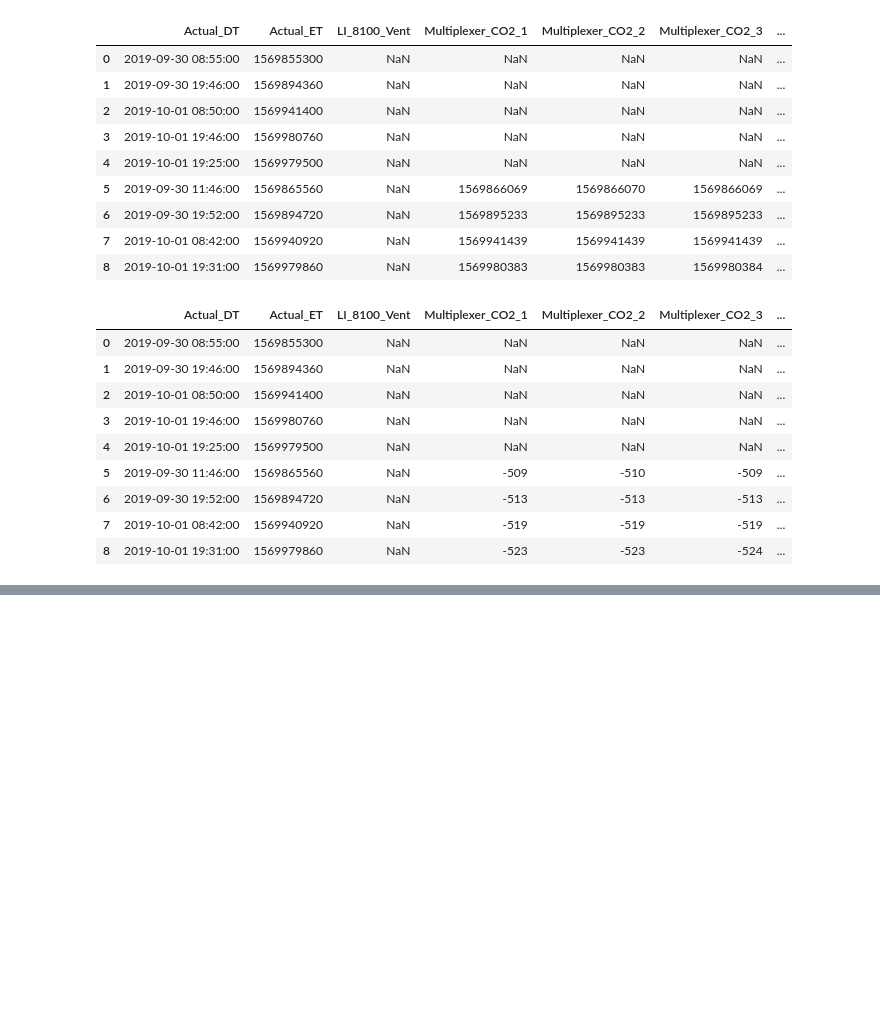
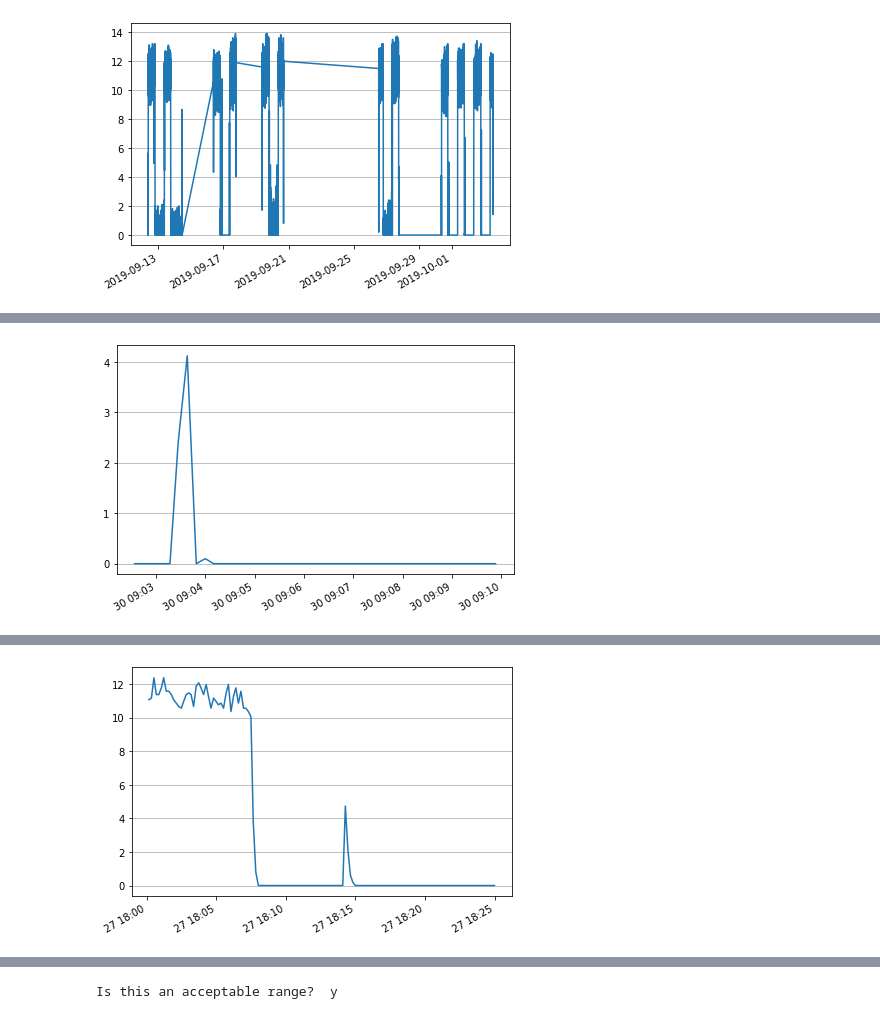
Before and after one commit to agmeyer4/CO2_Eddy, a Jupyter notebook: Spike_Finder.ipynb, the cells around one changed output, grey strips where cells are left out. Saved outputs shown, nothing was run; the diff lists cells and outputs as text; code cells hidden in the pictures; blank space fills up the shorter version.

```diff
--- a/Spike_Finder.ipynb
+++ b/Spike_Finder.ipynb
@@ -788,27 +805,4 @@ TypeError: Invalid comparison between dtype=datetime64[ns] and str
-# %%
-actual_spike_df
-# %% [output]
-|  | Actual_DT | Actual_ET | LI_8100_Vent | Multiplexer_CO2_1 | Multiplexer_CO2_2 | Multiplexer_CO2_3 | ... |
-| 0 | 2019-09-30 08:55:00 | 1569855300 | NaN | NaN | NaN | NaN | ... |
-| 1 | 2019-09-30 19:46:00 | 1569894360 | NaN | NaN | NaN | NaN | ... |
-| 2 | 2019-10-01 08:50:00 | 1569941400 | NaN | NaN | NaN | NaN | ... |
-| 3 | 2019-10-01 19:46:00 | 1569980760 | NaN | NaN | NaN | NaN | ... |
-| 4 | 2019-10-01 19:25:00 | 1569979500 | NaN | NaN | NaN | NaN | ... |
-| 5 | 2019-09-30 11:46:00 | 1569865560 | NaN | 1569866069 | 1569866070 | 1569866069 | ... |
-| 6 | 2019-09-30 19:52:00 | 1569894720 | NaN | 1569895233 | 1569895233 | 1569895233 | ... |
-| 7 | 2019-10-01 08:42:00 | 1569940920 | NaN | 1569941439 | 1569941439 | 1569941439 | ... |
-| 8 | 2019-10-01 19:31:00 | 1569979860 | NaN | 1569980383 | 1569980383 | 1569980384 | ... |
-# %%
-lags = create_lag_df(actual_spike_df)
-lags.head(12)
-# %% [output]
-|  | Actual_DT | Actual_ET | LI_8100_Vent | Multiplexer_CO2_1 | Multiplexer_CO2_2 | Multiplexer_CO2_3 | ... |
-| 0 | 2019-09-30 08:55:00 | 1569855300 | NaN | NaN | NaN | NaN | ... |
-| 1 | 2019-09-30 19:46:00 | 1569894360 | NaN | NaN | NaN | NaN | ... |
-| 2 | 2019-10-01 08:50:00 | 1569941400 | NaN | NaN | NaN | NaN | ... |
-| 3 | 2019-10-01 19:46:00 | 1569980760 | NaN | NaN | NaN | NaN | ... |
-| 4 | 2019-10-01 19:25:00 | 1569979500 | NaN | NaN | NaN | NaN | ... |
-| 5 | 2019-09-30 11:46:00 | 1569865560 | NaN | -509 | -510 | -509 | ... |
-| 6 | 2019-09-30 19:52:00 | 1569894720 | NaN | -513 | -513 | -513 | ... |
-| 7 | 2019-10-01 08:42:00 | 1569940920 | NaN | -519 | -519 | -519 | ... |
-| 8 | 2019-10-01 19:31:00 | 1569979860 | NaN | -523 | -523 | -524 | ... |
+# %%
+clip =plot_refinement_vent_anem_temp(Vent_Anem_Temp)
+# %% [output]
+[figure, added]
@@ -814,0 +812 @@ lags.head(12)
+[figure, added]
@@ -814,0 +816 @@ lags.head(12)
+[figure, added]
@@ -814,0 +829 @@ lags.head(12)
+Is this an acceptable range?  y
```
Also changed, not shown: parts of 16 cells of this notebook, 6 other files.
